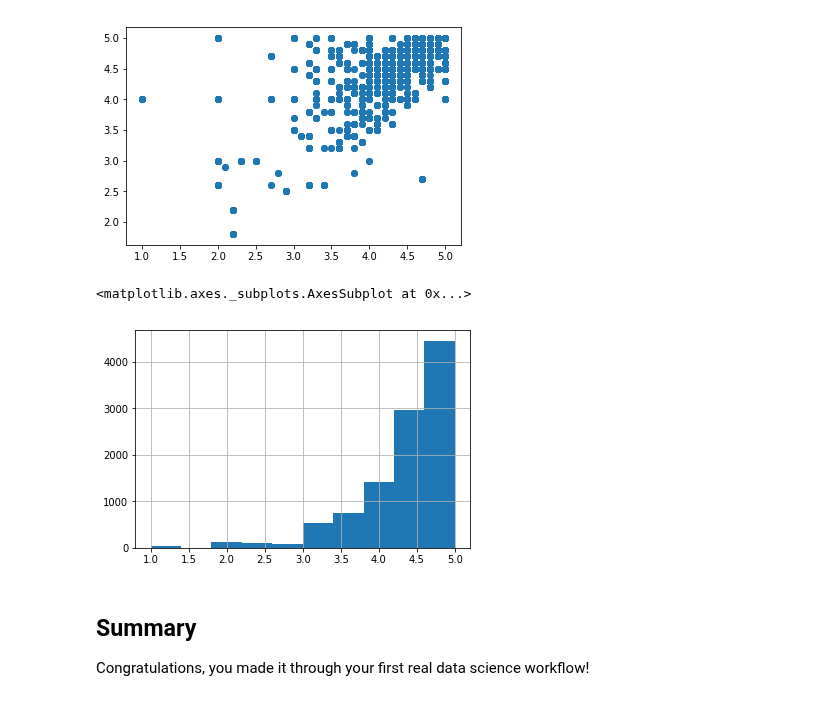
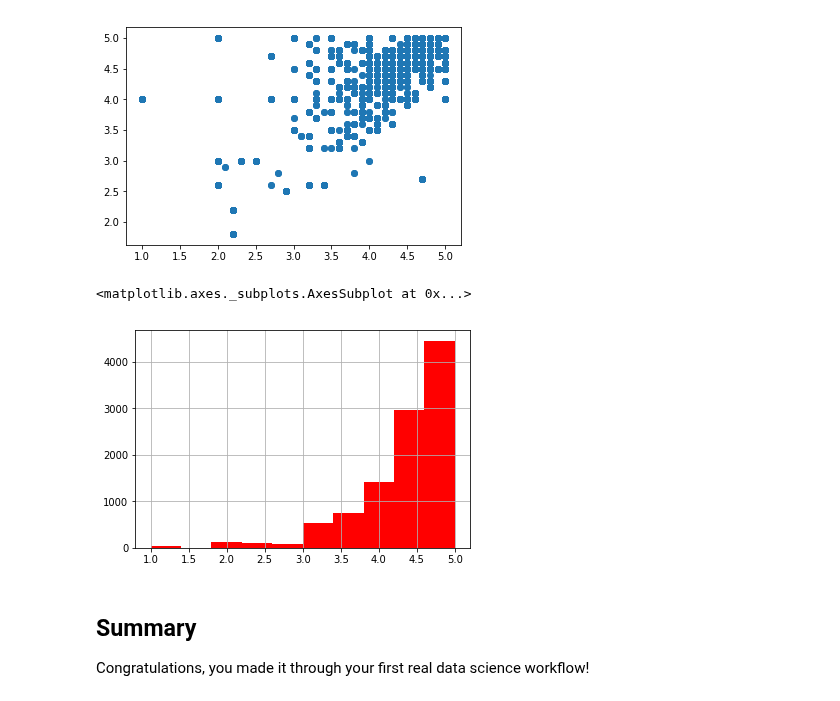
Before and after one commit to hlevymyers/dsc-first-codealong-dc-ds-career-042219, a Jupyter notebook: index.ipynb, the cells around one changed output. Saved outputs shown, nothing was run; the diff lists cells and outputs as text; code cells hidden in the pictures.

```diff
--- a/index.ipynb
+++ b/index.ipynb
@@ -367,10 +367,10 @@ plt.scatter(df.play_star_rating, df.star_rating)
 <matplotlib.collections.PathCollection at 0x...>
 [figure]
 # %%
-df.play_star_rating.hist(color = '')
+df.play_star_rating.hist(color = 'red')
 # %% [output]
 <matplotlib.axes._subplots.AxesSubplot at 0x...>
-[figure, old version]
+[figure, new version]
 # %%
 #Your code here
 # %% [markdown]
```
